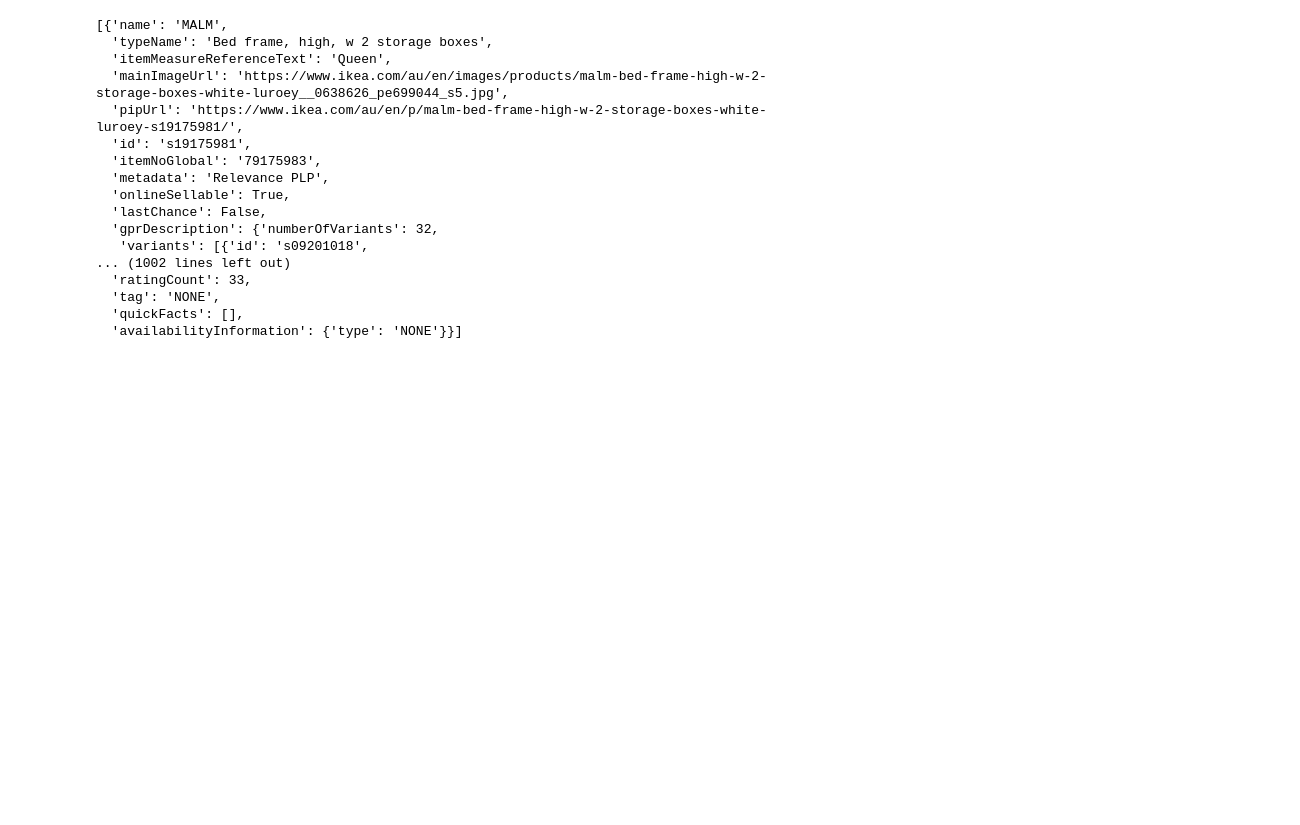
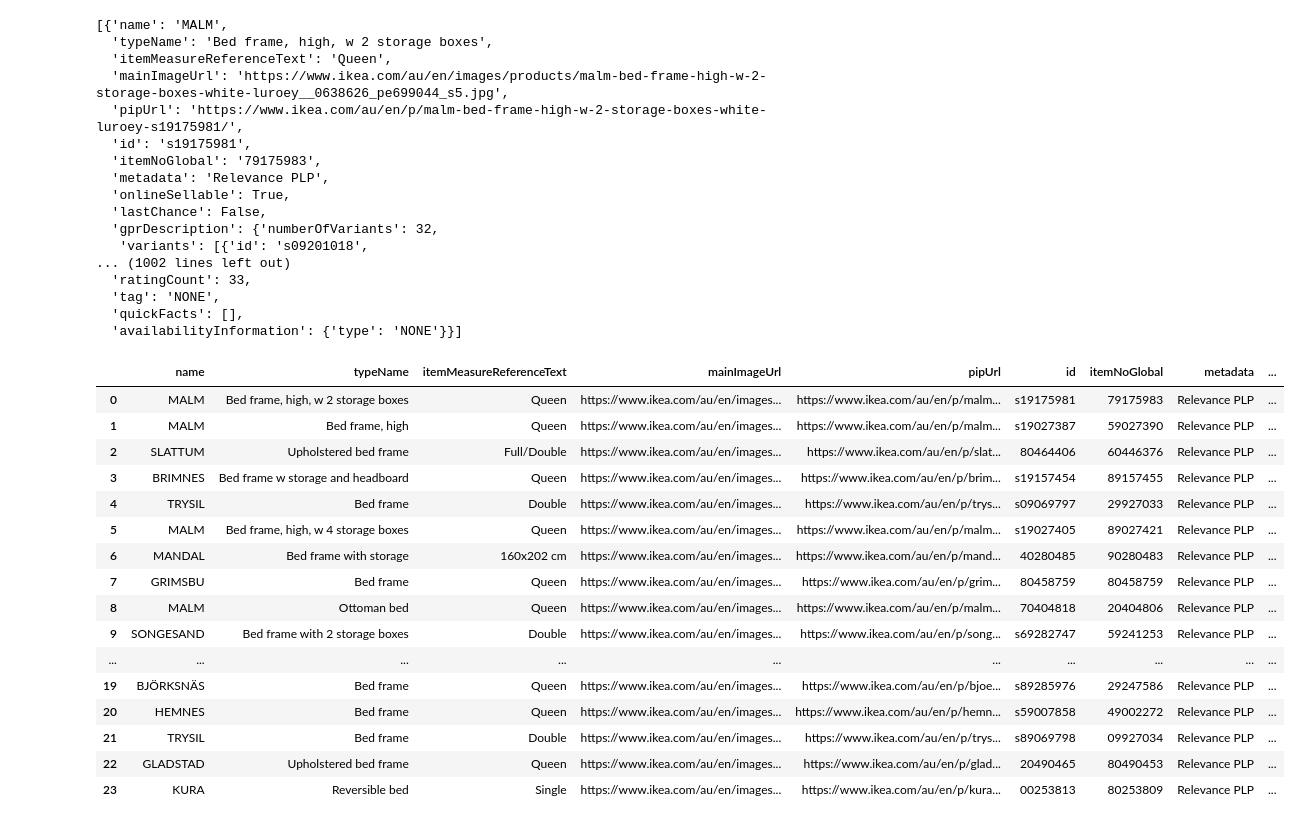
Before and after one commit to chikoungoun/Scraping, a Jupyter notebook: Ikea XHR/IKEA with XHR.ipynb, the cells around one changed output. Cells and saved outputs as stored; diff of their text form; code cells hidden in the pictures; blank space fills up the shorter version.

Commit message:
convert results in dataframe

```diff
--- a/Ikea XHR/IKEA with XHR.ipynb
+++ b/Ikea XHR/IKEA with XHR.ipynb
@@ -26,3 +26,26 @@ json
   'tag': 'NONE',
   'quickFacts': [],
   'availabilityInformation': {'type': 'NONE'}}]
+# %%
+import pandas as pd
+df = pd.DataFrame.from_dict(json)
+# %%
+df
+# %% [output]
+|  | name | typeName | itemMeasureReferenceText | mainImageUrl | pipUrl | id | itemNoGlobal | metadata | ... |
+| 0 | MALM | Bed frame, high, w 2 storage boxes | Queen | https://www.ikea.com/au/en/images... | https://www.ikea.com/au/en/p/malm... | s19175981 | 79175983 | Relevance PLP | ... |
+| 1 | MALM | Bed frame, high | Queen | https://www.ikea.com/au/en/images... | https://www.ikea.com/au/en/p/malm... | s19027387 | 59027390 | Relevance PLP | ... |
+| 2 | SLATTUM | Upholstered bed frame | Full/Double | https://www.ikea.com/au/en/images... | https://www.ikea.com/au/en/p/slat... | 80464406 | 60446376 | Relevance PLP | ... |
+| 3 | BRIMNES | Bed frame w storage and headboard | Queen | https://www.ikea.com/au/en/images... | https://www.ikea.com/au/en/p/brim... | s19157454 | 89157455 | Relevance PLP | ... |
+| 4 | TRYSIL | Bed frame | Double | https://www.ikea.com/au/en/images... | https://www.ikea.com/au/en/p/trys... | s09069797 | 29927033 | Relevance PLP | ... |
+| 5 | MALM | Bed frame, high, w 4 storage boxes | Queen | https://www.ikea.com/au/en/images... | https://www.ikea.com/au/en/p/malm... | s19027405 | 89027421 | Relevance PLP | ... |
+| 6 | MANDAL | Bed frame with storage | 160x202 cm | https://www.ikea.com/au/en/images... | https://www.ikea.com/au/en/p/mand... | 40280485 | 90280483 | Relevance PLP | ... |
+| 7 | GRIMSBU | Bed frame | Queen | https://www.ikea.com/au/en/images... | https://www.ikea.com/au/en/p/grim... | 80458759 | 80458759 | Relevance PLP | ... |
+| 8 | MALM | Ottoman bed | Queen | https://www.ikea.com/au/en/images... | https://www.ikea.com/au/en/p/malm... | 70404818 | 20404806 | Relevance PLP | ... |
+| 9 | SONGESAND | Bed frame with 2 storage boxes | Double | https://www.ikea.com/au/en/images... | https://www.ikea.com/au/en/p/song... | s69282747 | 59241253 | Relevance PLP | ... |
+| ... | ... | ... | ... | ... | ... | ... | ... | ... | ... |
+| 19 | BJÖRKSNÄS | Bed frame | Queen | https://www.ikea.com/au/en/images... | https://www.ikea.com/au/en/p/bjoe... | s89285976 | 29247586 | Relevance PLP | ... |
+| 20 | HEMNES | Bed frame | Queen | https://www.ikea.com/au/en/images... | https://www.ikea.com/au/en/p/hemn... | s59007858 | 49002272 | Relevance PLP | ... |
+| 21 | TRYSIL | Bed frame | Double | https://www.ikea.com/au/en/images... | https://www.ikea.com/au/en/p/trys... | s89069798 | 09927034 | Relevance PLP | ... |
+| 22 | GLADSTAD | Upholstered bed frame | Queen | https://www.ikea.com/au/en/images... | https://www.ikea.com/au/en/p/glad... | 20490465 | 80490453 | Relevance PLP | ... |
+| 23 | KURA | Reversible bed | Single | https://www.ikea.com/au/en/images... | https://www.ikea.com/au/en/p/kura... | 00253813 | 80253809 | Relevance PLP | ... |
```
